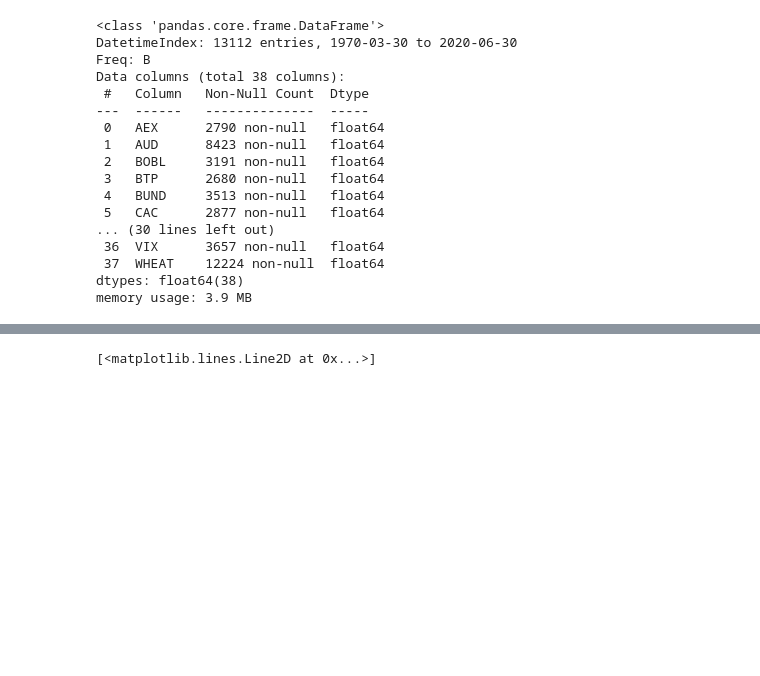
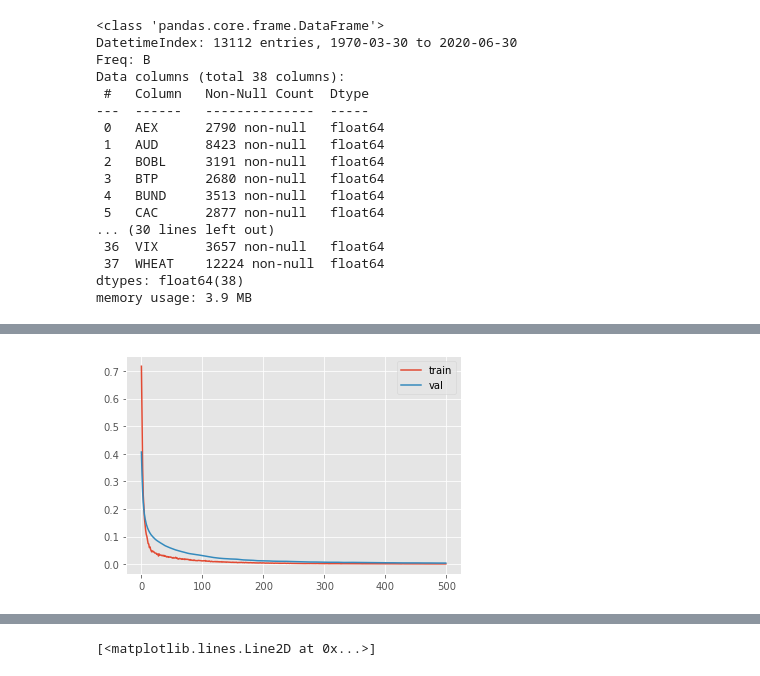
Before and after one commit to mkosik89/Springboard, a Jupyter notebook: Capstone_3/model/Deep Momentum.ipynb, the cells around one changed output, grey strips where cells are left out. Cells and saved outputs as stored; diff of their text form; code cells hidden in the pictures; blank space fills up the shorter version.

```diff
--- a/Capstone_3/model/Deep Momentum.ipynb
+++ b/Capstone_3/model/Deep Momentum.ipynb
@@ -183,0 +219,14 @@ t_xtest_sc, t_ytest = lstm_data_transform(xtest_sc.to_numpy(),ytest.to_numpy(),
+# %%
+def k_mse(yTrue,yPred):
+    return K.sum(K.square(yTrue-yPred))/len(yTrue)
+
+def k_asymm(yTrue,yPred):
+    pen = 5.0
+    ix = tf.logical_and((yPred*yTrue)>0,K.abs(yTrue)>=K.abs(yPred))
+#     ix = (yPred*yTrue)>0
+    y = K.square(yTrue-yPred)
+    n = K.square(yTrue-yPred)*pen
+    out = tf.where(ix,y,n)
+    out = tf.cast(out, tf.float32)
+
+    return K.sum(out)/tf.cast(len(yTrue), tf.float32)
@@ -183,0 +268,19 @@ t_xtest_sc, t_ytest = lstm_data_transform(xtest_sc.to_numpy(),ytest.to_numpy(),
+# %%
+model = tf.keras.Sequential([
+    tf.keras.Input(shape=(num_steps, t_xtrain_sc.shape[2])),
+    tf.keras.layers.LSTM(10,dropout=.2,recurrent_dropout=.2),
+    tf.keras.layers.Dense(t_ytrain.shape[1])
+])
+model.compile(loss=k_asymm, optimizer=tf.optimizers.Adam(learning_rate=.001))
+# %%
+history = model.fit(t_xtrain_sc, t_ytrain, epochs=500,verbose=0,
+                    validation_split=.25, shuffle=False,
+                    batch_size=int(len(t_xtrain_sc)/5))
+
+plt.plot(history.history['loss'],label = 'train')
+plt.plot(history.history['val_loss'],label='val')
+plt.legend()
+
+asymmF = model.predict(t_xtest_sc)
+# %% [output]
+[figure, added]
```
Also changed, not shown: parts of 37 cells of this notebook, 1 other file.
